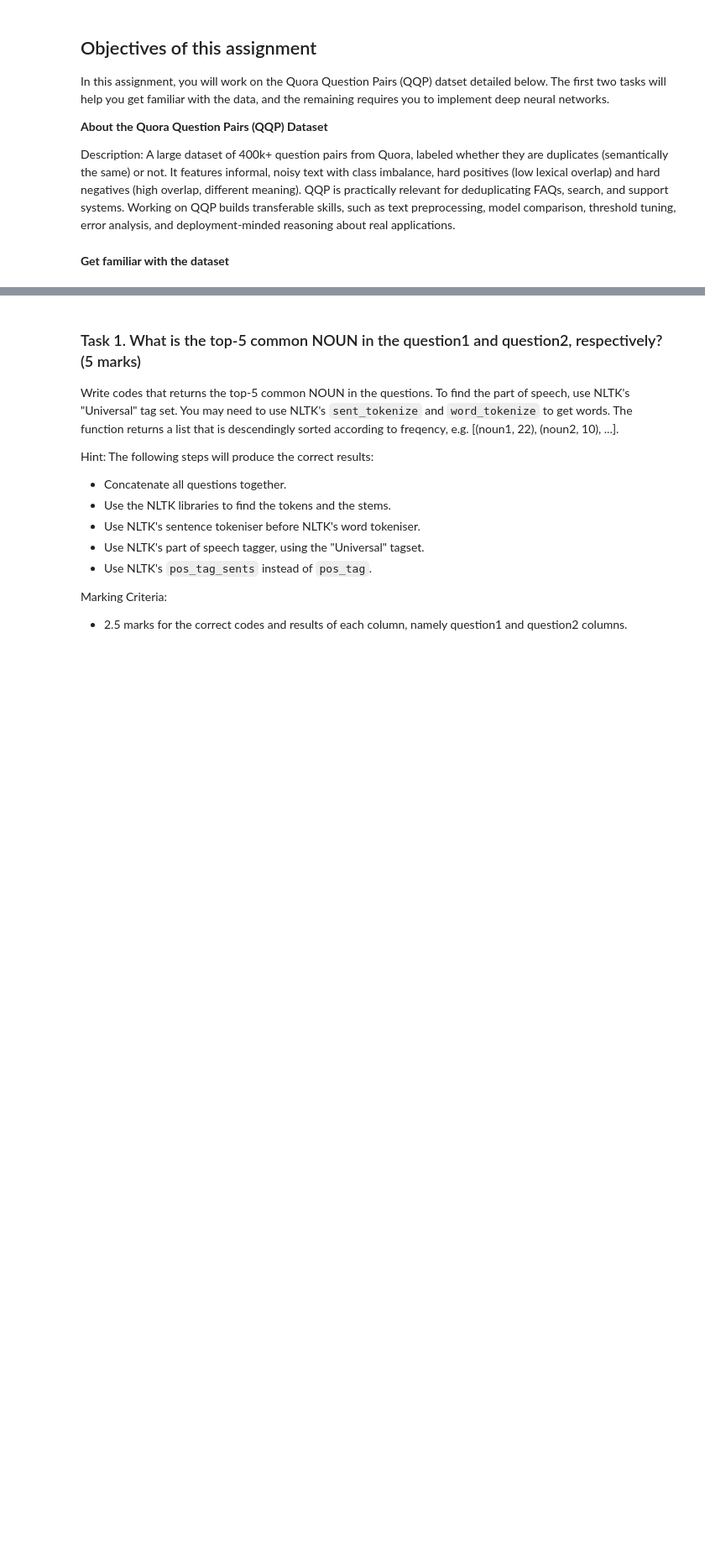
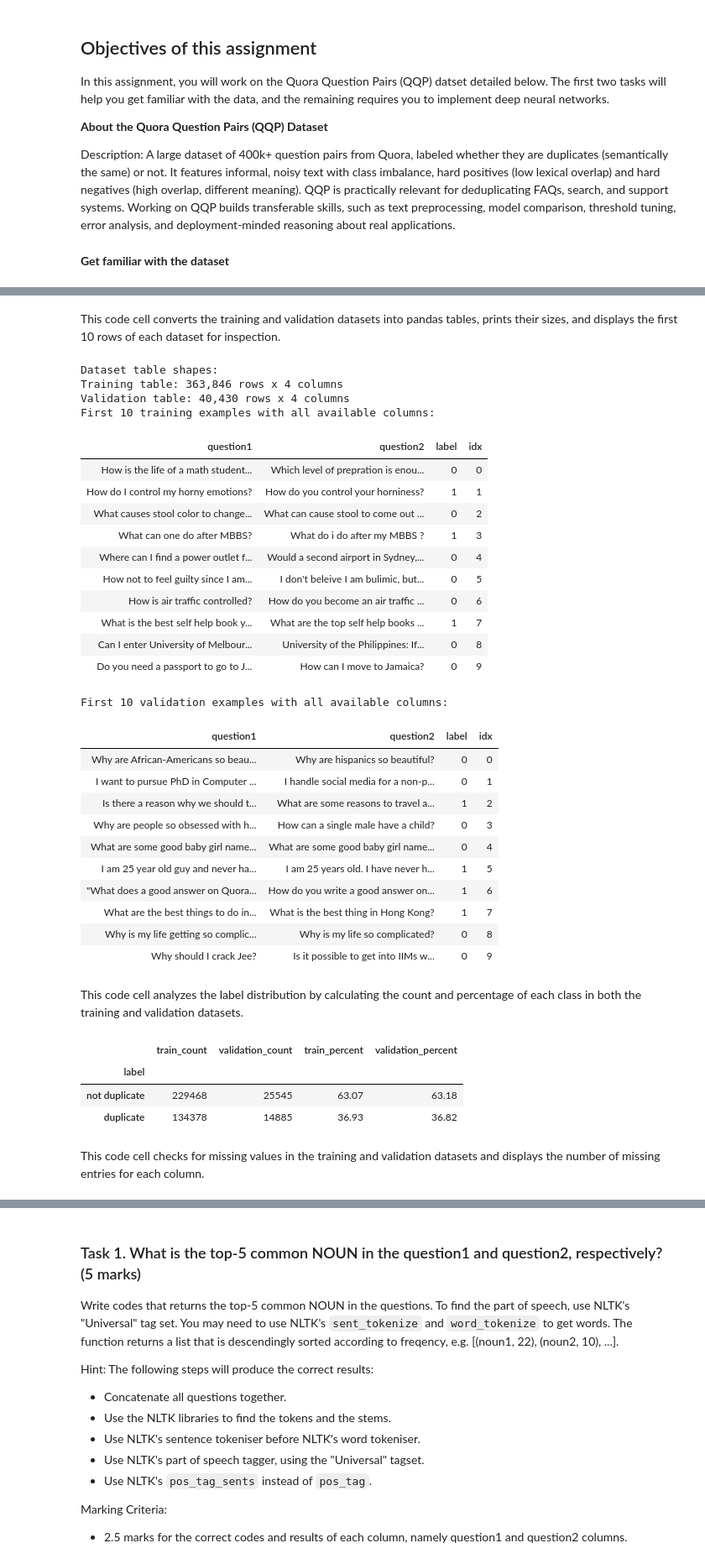
Before and after one commit to VietToan210904/comp6420-nlp-a2, a Jupyter notebook: 60858397.ipynb, the cells around one changed output, grey strips where cells are left out. Shown at 84% size. Drawn from its saved outputs; the diff is of its cells as text; code cells hidden in the pictures; blank space fills up the shorter version.

Commit message:
updating the a2 notebook, need more work later to complete

```diff
--- a/60858397.ipynb
+++ b/60858397.ipynb
@@ -362,0 +236,64 @@ Missing values:
+# %% [markdown]
+This code cell converts the training and validation datasets into pandas tables, prints their sizes, and displays the first 10 rows of each dataset for inspection.
+# %%
+# I am converting splits to pandas tables for easier inspection
+train_preview = train_ds.to_pandas()
+eval_preview = eval_ds.to_pandas()
+
+print("Dataset table shapes:")
+print(f"Training table: {train_preview.shape[0]:,} rows x {train_preview.shape[1]} columns")
+print(f"Validation table: {eval_preview.shape[0]:,} rows x {eval_preview.shape[1]} columns")
+
+print("First 10 training examples with all available columns:")
+display(train_preview.head(10).style.hide(axis="index"))
+
+print("First 10 validation examples with all available columns:")
+display(eval_preview.head(10).style.hide(axis="index"))
+# %% [output]
+Dataset table shapes:
+Training table: 363,846 rows x 4 columns
+Validation table: 40,430 rows x 4 columns
+First 10 training examples with all available columns:
+| question1 | question2 | label | idx |
+| How is the life of a math student... | Which level of prepration is enou... | 0 | 0 |
+| How do I control my horny emotions? | How do you control your horniness? | 1 | 1 |
+| What causes stool color to change... | What can cause stool to come out ... | 0 | 2 |
+| What can one do after MBBS? | What do i do after my MBBS ? | 1 | 3 |
+| Where can I find a power outlet f... | Would a second airport in Sydney,... | 0 | 4 |
+| How not to feel guilty since I am... | I don't beleive I am bulimic, but... | 0 | 5 |
+| How is air traffic controlled? | How do you become an air traffic ... | 0 | 6 |
+| What is the best self help book y... | What are the top self help books ... | 1 | 7 |
+| Can I enter University of Melbour... | University of the Philippines: If... | 0 | 8 |
+| Do you need a passport to go to J... | How can I move to Jamaica? | 0 | 9 |
+First 10 validation examples with all available columns:
+| question1 | question2 | label | idx |
+| Why are African-Americans so beau... | Why are hispanics so beautiful? | 0 | 0 |
+| I want to pursue PhD in Computer ... | I handle social media for a non-p... | 0 | 1 |
+| Is there a reason why we should t... | What are some reasons to travel a... | 1 | 2 |
+| Why are people so obsessed with h... | How can a single male have a child? | 0 | 3 |
+| What are some good baby girl name... | What are some good baby girl name... | 0 | 4 |
+| I am 25 year old guy and never ha... | I am 25 years old. I have never h... | 1 | 5 |
+| "What does a good answer on Quora... | How do you write a good answer on... | 1 | 6 |
+| What are the best things to do in... | What is the best thing in Hong Kong? | 1 | 7 |
+| Why is my life getting so complic... | Why is my life so complicated? | 0 | 8 |
+| Why should I crack Jee? | Is it possible to get into IIMs w... | 0 | 9 |
+# %% [markdown]
+This code cell analyzes the label distribution by calculating the count and percentage of each class in both the training and validation datasets.
+# %%
+# I am inspecting the label distribution summary
+label_summary = pd.DataFrame({
+    "train_count": train_preview["label"].value_counts().sort_index(),
+    "validation_count": eval_preview["label"].value_counts().sort_index()
+}).rename(index=label_names)
+
+label_summary["train_percent"] = (label_summary["train_count"] / len(train_preview) * 100).round(2)
+label_summary["validation_percent"] = (label_summary["validation_count"] / len(eval_preview) * 100).round(2)
+
+display(label_summary)
+# %% [output]
+|  | train_count | validation_count | train_percent | validation_percent |
+| label |  |  |  |  |
+| not duplicate | 229468 | 25545 | 63.07 | 63.18 |
+| duplicate | 134378 | 14885 | 36.93 | 36.82 |
+# %% [markdown]
+This code cell checks for missing values in the training and validation datasets and displays the number of missing entries for each column.
```
Also changed, not shown: parts of 45 cells of this notebook.
